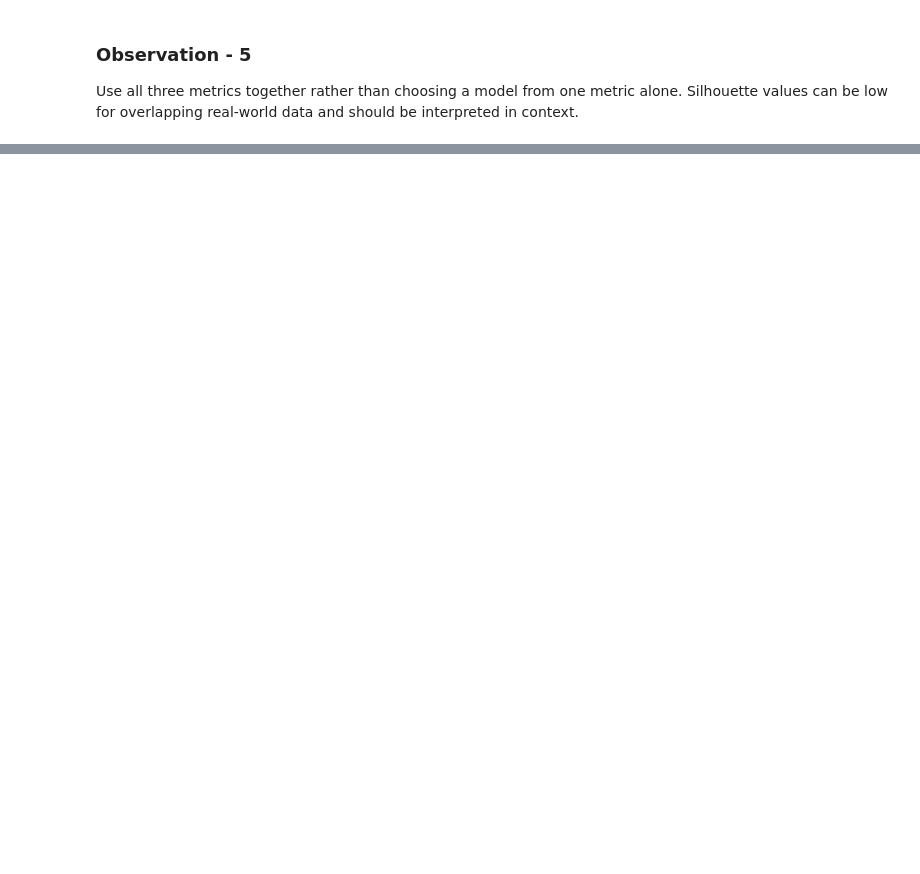
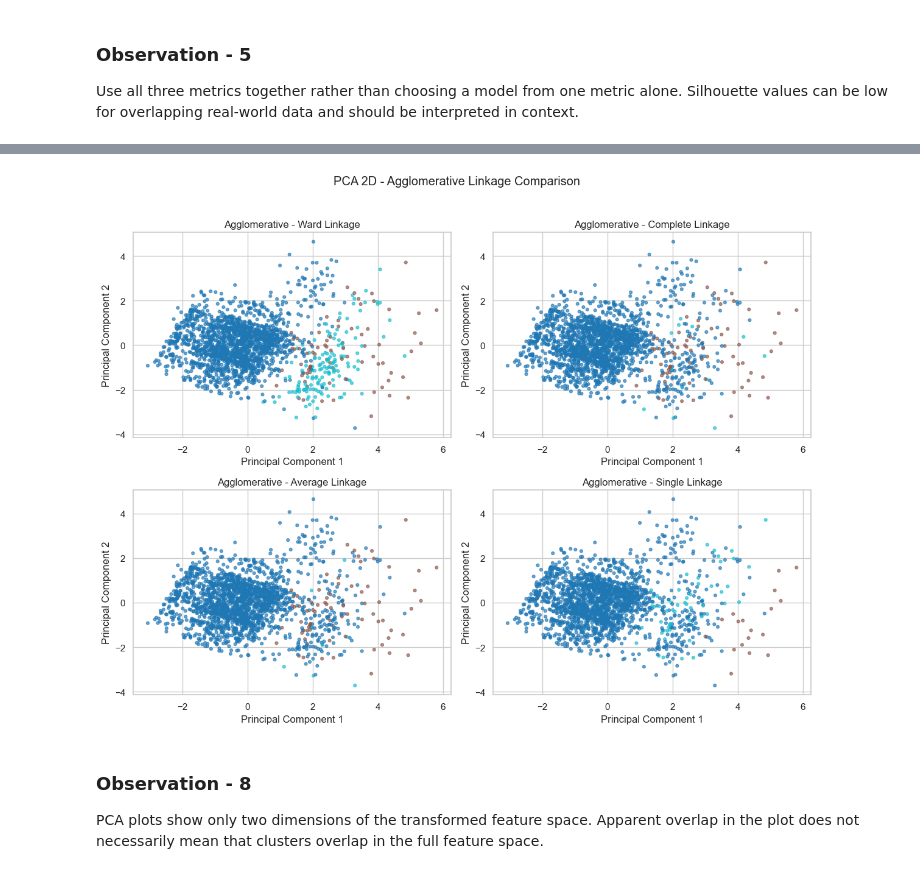
Before and after one commit to renexaan/glucotrack, a Jupyter notebook: notebooks/clustering.ipynb, the cells around one changed output, grey strips where cells are left out. Saved outputs shown, nothing was run; the diff lists cells and outputs as text; code cells hidden in the pictures; blank space fills up the shorter version.

```diff
--- a/notebooks/clustering.ipynb
+++ b/notebooks/clustering.ipynb
@@ -554,0 +750,25 @@ Use all three metrics together rather than choosing a model from one metric alon
+# %%
+# CELL 27: PCA for Each Agglomerative Linkage
+
+X_hier_pca = PCA(n_components=2, random_state=RANDOM_STATE).fit_transform(X_hier)
+
+fig, axes = plt.subplots(2, 2, figsize=(12, 9))
+for ax, method in zip(axes.ravel(), linkage_methods):
+    scatter = ax.scatter(
+        X_hier_pca[:, 0], X_hier_pca[:, 1],
+        c=agglomerative_labels[method],
+        s=12, alpha=0.65, cmap="tab10"
+    )
+    ax.set_title(f"Agglomerative - {method.title()} Linkage")
+    ax.set_xlabel("Principal Component 1")
+    ax.set_ylabel("Principal Component 2")
+
+plt.suptitle("PCA 2D - Agglomerative Linkage Comparison", y=1.02)
+plt.tight_layout()
+plt.show()
+# %% [output]
+[figure, added]
+# %% [markdown]
+### Observation - 8
+
+PCA plots show only two dimensions of the transformed feature space. Apparent overlap in the plot does not necessarily mean that clusters overlap in the full feature space.
```
Also changed, not shown: parts of 33 cells of this notebook.
